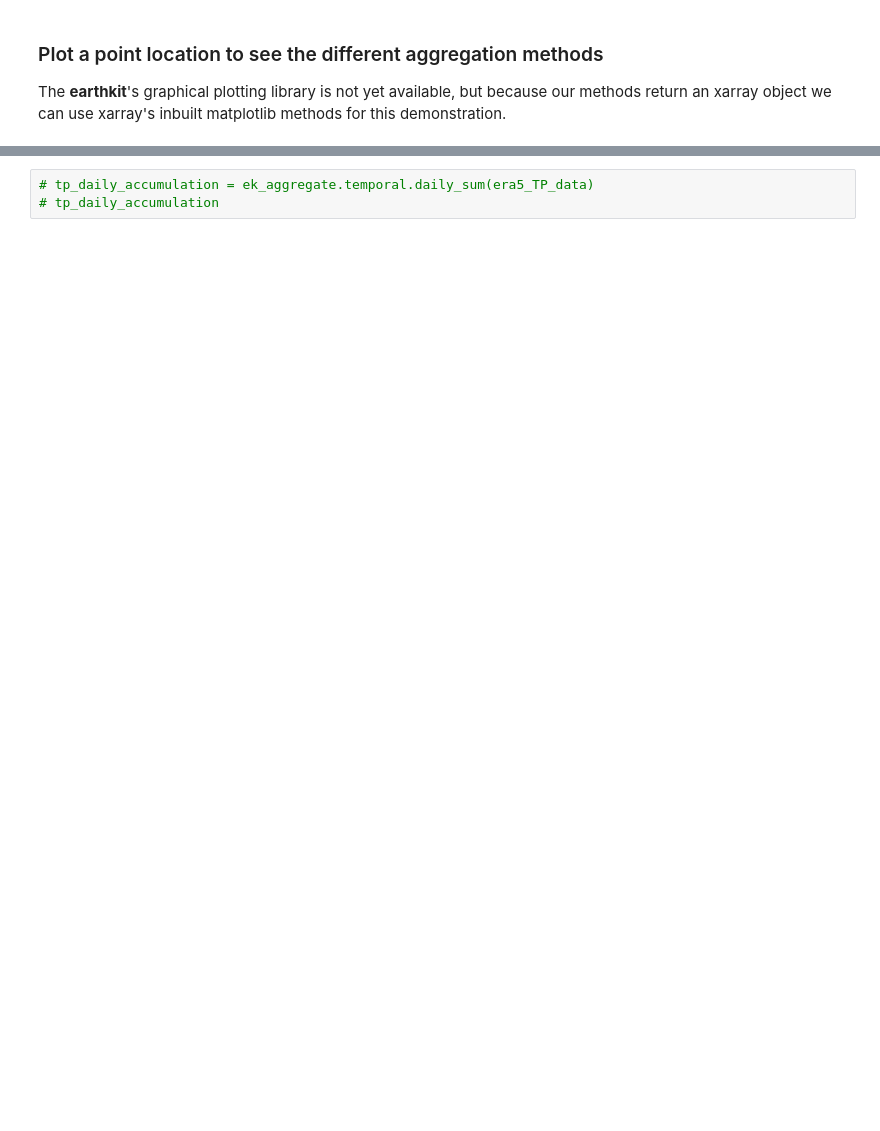
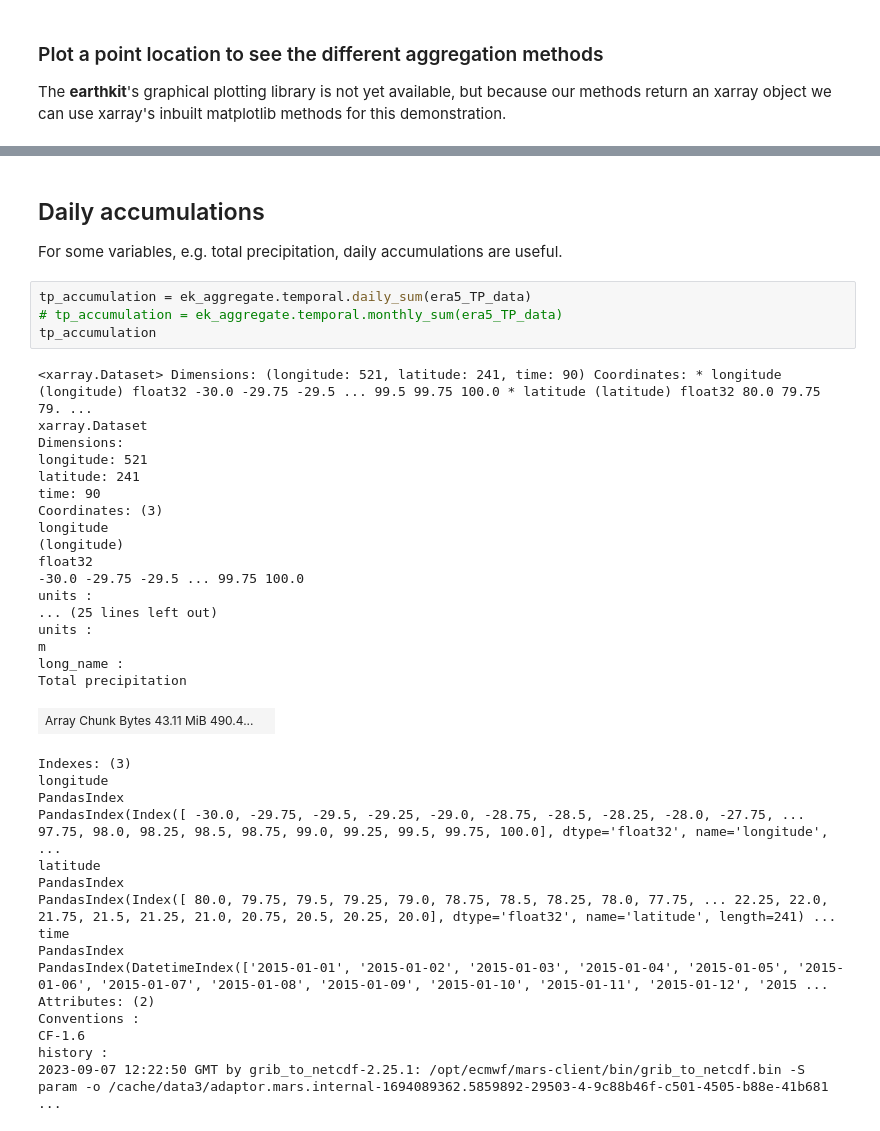
Before and after one commit to ecmwf-projects/c3s-ga-training, a Jupyter notebook: notebooks/11_daily_monthly_stats.ipynb, the cells around one changed output, grey strips where cells are left out. Drawn from its saved outputs; the diff is of its cells as text; blank space fills up the shorter version.

```diff
--- a/notebooks/11_daily_monthly_stats.ipynb
+++ b/notebooks/11_daily_monthly_stats.ipynb
@@ -292,3 +287,42 @@ plt.show()
-# %%
-# tp_daily_accumulation = ek_aggregate.temporal.daily_sum(era5_TP_data)
-# tp_daily_accumulation
+# %% [markdown]
+## Daily accumulations
+
+For some variables, e.g. total precipitation, daily accumulations are useful.
+# %%
+tp_accumulation = ek_aggregate.temporal.daily_sum(era5_TP_data)
+# tp_accumulation = ek_aggregate.temporal.monthly_sum(era5_TP_data)
+tp_accumulation
+# %% [output]
+<xarray.Dataset> Dimensions: (longitude: 521, latitude: 241, time: 90) Coordinates: * longitude (longitude) float32 -30.0 -29.75 -29.5 ... 99.5 99.75 100.0 * latitude (latitude) float32 80.0 79.75 79. ...
+xarray.Dataset
+Dimensions:
+longitude: 521
+latitude: 241
+time: 90
+Coordinates: (3)
+longitude
+(longitude)
+float32
+-30.0 -29.75 -29.5 ... 99.75 100.0
+units :
+... (25 lines left out)
+units :
+m
+long_name :
+Total precipitation
+| Array Chunk Bytes 43.11 MiB 490.4... |  |
+Indexes: (3)
+longitude
+PandasIndex
+PandasIndex(Index([ -30.0, -29.75, -29.5, -29.25, -29.0, -28.75, -28.5, -28.25, -28.0, -27.75, ... 97.75, 98.0, 98.25, 98.5, 98.75, 99.0, 99.25, 99.5, 99.75, 100.0], dtype='float32', name='longitude', ...
+latitude
+PandasIndex
+PandasIndex(Index([ 80.0, 79.75, 79.5, 79.25, 79.0, 78.75, 78.5, 78.25, 78.0, 77.75, ... 22.25, 22.0, 21.75, 21.5, 21.25, 21.0, 20.75, 20.5, 20.25, 20.0], dtype='float32', name='latitude', length=241) ...
+time
+PandasIndex
+PandasIndex(DatetimeIndex(['2015-01-01', '2015-01-02', '2015-01-03', '2015-01-04', '2015-01-05', '2015-01-06', '2015-01-07', '2015-01-08', '2015-01-09', '2015-01-10', '2015-01-11', '2015-01-12', '2015 ...
+Attributes: (2)
+Conventions :
+CF-1.6
+history :
+2023-09-07 12:22:50 GMT by grib_to_netcdf-2.25.1: /opt/ecmwf/mars-client/bin/grib_to_netcdf.bin -S param -o /cache/data3/adaptor.mars.internal-1694089362.5859892-29503-4-9c88b46f-c501-4505-b88e-41b681 ...
```
Also changed, not shown: parts of 12 cells of this notebook, 1 other file.
